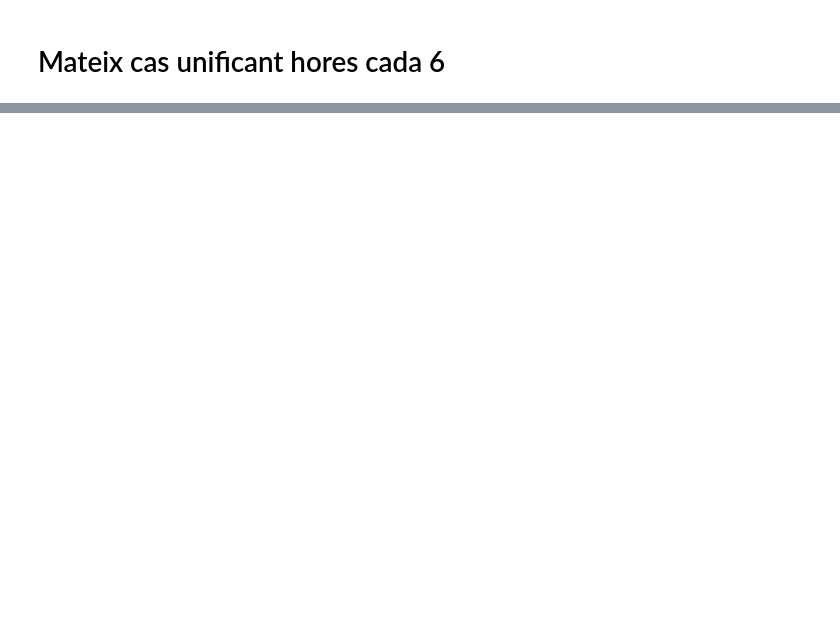
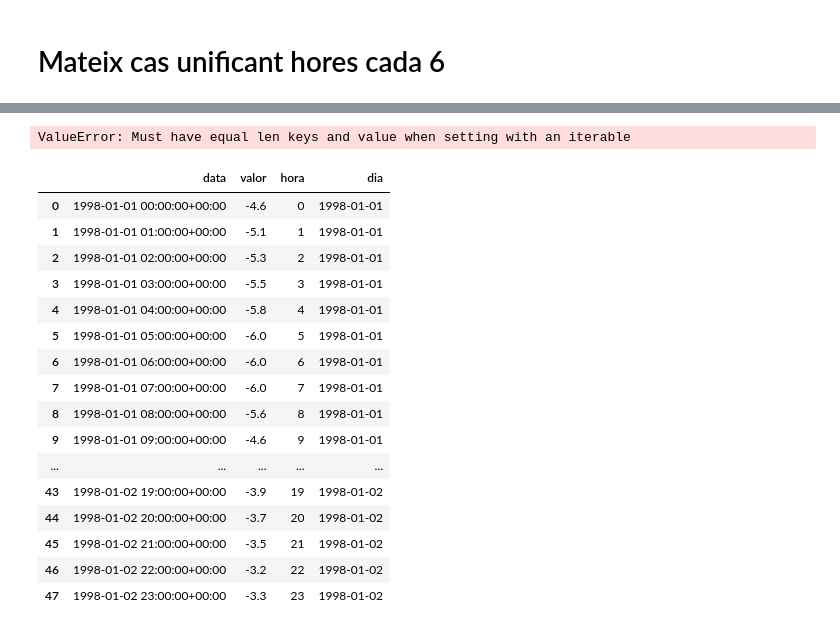
Before and after one commit to Paurro/TFM_SCM_Temperature_Forecasting_ML, a Jupyter notebook: models_prediccio/forecast_markov/Pre_processament_dades.ipynb, the cells around one changed output, grey strips where cells are left out. Saved outputs shown, nothing was run; the diff lists cells and outputs as text; code cells hidden in the pictures; blank space fills up the shorter version.

```diff
--- a/models_prediccio/forecast_markov/Pre_processament_dades.ipynb
+++ b/models_prediccio/forecast_markov/Pre_processament_dades.ipynb
@@ -551,2 +535,13 @@ Accuracy: 0.46108815426997246
 # %% [markdown]
 # Mateix cas unificant hores cada 6
+# %%
+# De tot el Dataframe agafem les dades dels hiverns, es a dir els periodes de novembre a febrer inclosos
+
+df_hiverns = df[
+    (df['data'].dt.month >= 11) | (df['data'].dt.month <= 2)
+]
+
+# Resetejar els indexs o eliminar-los
+df_hiverns = df_hiverns.reset_index(drop=True)
+
+df_hiverns.head()
@@ -552,0 +555,36 @@ Accuracy: 0.46108815426997246
+# %%
+# Fem el promig de la temperatura per cada 6h de cada dia. Es a dir. Promig de les temperatures dels intervals de 00:00 a 05:59, 06:00 a 11:59, 12:00 a 17:59 i 18:00 a 23:59
+
+# Definim els intervals de temps
+
+q1 = df_hiverns['data'].dt.hour < 6
+q2 = (df_hiverns['data'].dt.hour >= 6) & (df_hiverns['data'].dt.hour < 12)
+q3 = (df_hiverns['data'].dt.hour >= 12) & (df_hiverns['data'].dt.hour < 18)
+q4 = (df_hiverns['data'].dt.hour >= 18) & (df_hiverns['data'].dt.hour <= 23)
+
+for data in df_hiverns['data'].dt.date.unique():
+    for i, q in enumerate([q1, q2, q3, q4]):
+        df_hiverns.loc[(df_hiverns['data'].dt.date == data) & q, 'temperatura'] = df_hiverns.loc[(df_hiverns['data'].dt.date == data) & q, 'valor'].mean()
+# %% [output]
+ValueError: Must have equal len keys and value when setting with an iterable
+# %%
+
+df_hiverns.head(48)
+# %% [output]
+|  | data | valor | hora | dia |
+| 0 | 1998-01-01 00:00:00+00:00 | -4.6 | 0 | 1998-01-01 |
+| 1 | 1998-01-01 01:00:00+00:00 | -5.1 | 1 | 1998-01-01 |
+| 2 | 1998-01-01 02:00:00+00:00 | -5.3 | 2 | 1998-01-01 |
+| 3 | 1998-01-01 03:00:00+00:00 | -5.5 | 3 | 1998-01-01 |
+| 4 | 1998-01-01 04:00:00+00:00 | -5.8 | 4 | 1998-01-01 |
+| 5 | 1998-01-01 05:00:00+00:00 | -6.0 | 5 | 1998-01-01 |
+| 6 | 1998-01-01 06:00:00+00:00 | -6.0 | 6 | 1998-01-01 |
+| 7 | 1998-01-01 07:00:00+00:00 | -6.0 | 7 | 1998-01-01 |
+| 8 | 1998-01-01 08:00:00+00:00 | -5.6 | 8 | 1998-01-01 |
+| 9 | 1998-01-01 09:00:00+00:00 | -4.6 | 9 | 1998-01-01 |
+| ... | ... | ... | ... | ... |
+| 43 | 1998-01-02 19:00:00+00:00 | -3.9 | 19 | 1998-01-02 |
+| 44 | 1998-01-02 20:00:00+00:00 | -3.7 | 20 | 1998-01-02 |
+| 45 | 1998-01-02 21:00:00+00:00 | -3.5 | 21 | 1998-01-02 |
+| 46 | 1998-01-02 22:00:00+00:00 | -3.2 | 22 | 1998-01-02 |
+| 47 | 1998-01-02 23:00:00+00:00 | -3.3 | 23 | 1998-01-02 |
```
Also changed, not shown: parts of 12 cells of this notebook.
